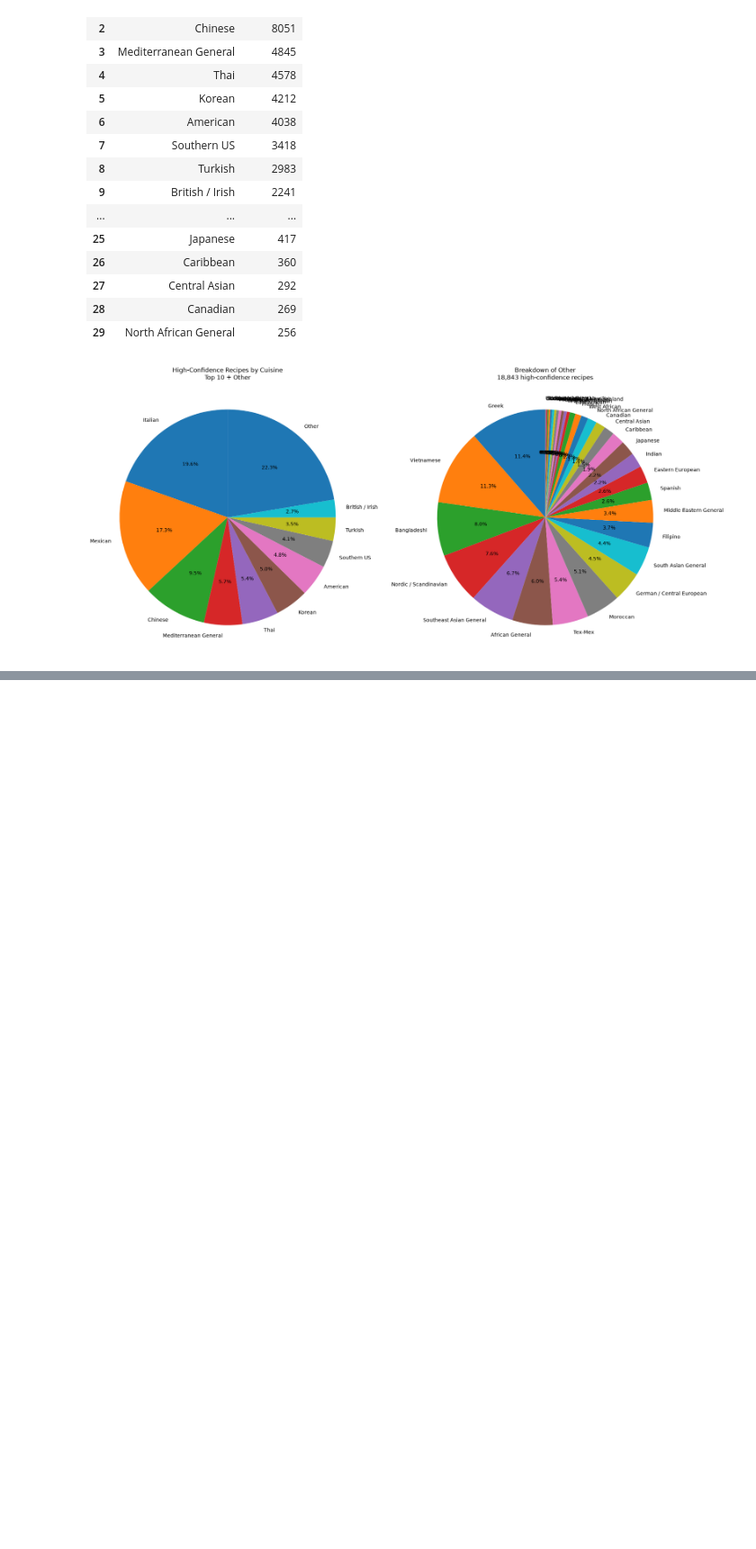
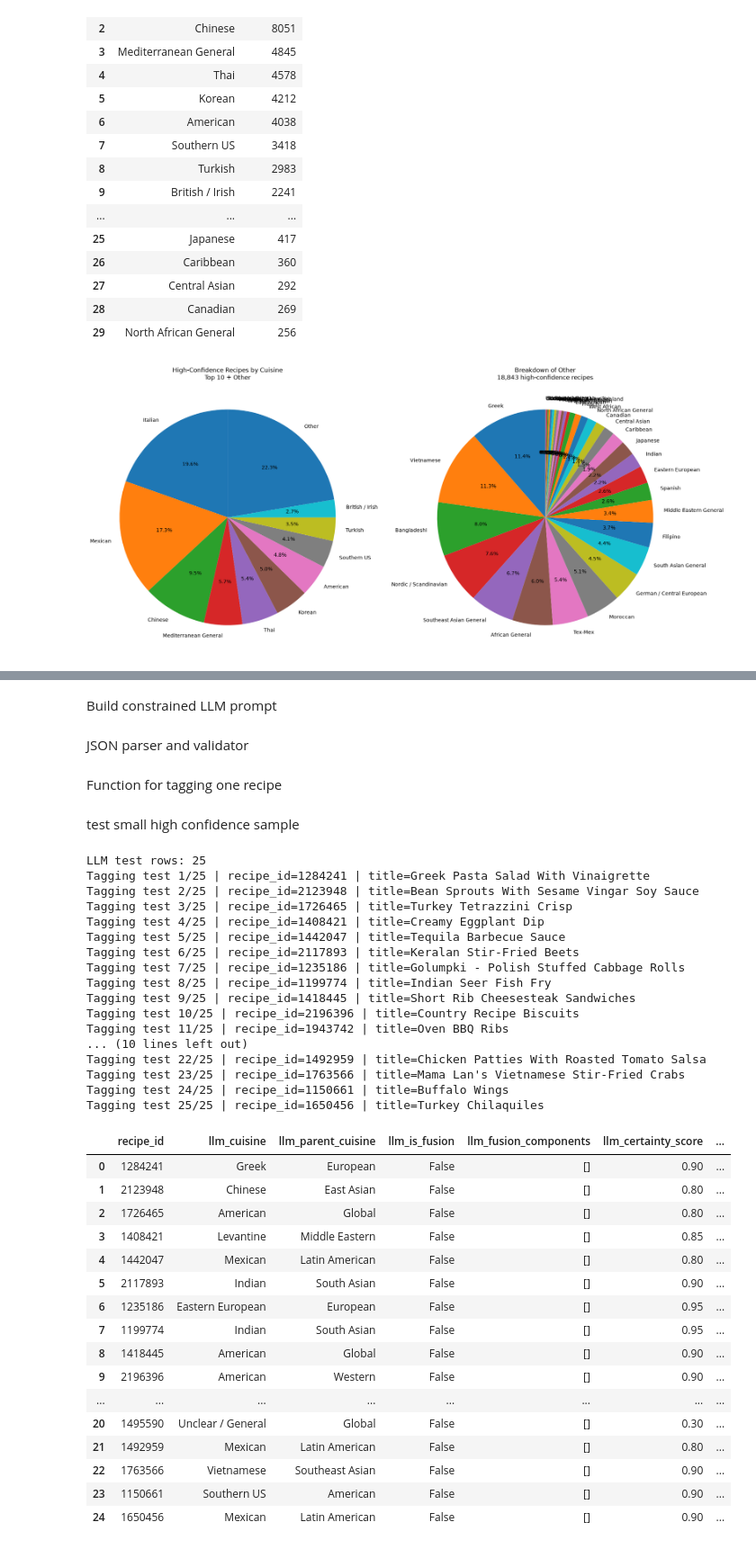
Before and after one commit to dcosta224/Capstone, a Jupyter notebook: scratch/EDA/cuisine_labelling_semantic.ipynb, the cells around one changed output, grey strips where cells are left out. Shown at 90% size. Saved outputs shown, nothing was run; the diff lists cells and outputs as text; code cells hidden in the pictures; blank space fills up the shorter version.

```diff
--- a/scratch/EDA/cuisine_labelling_semantic.ipynb
+++ b/scratch/EDA/cuisine_labelling_semantic.ipynb
@@ -1045,0 +1251,2 @@ High-confidence recipes: 84345
+# %% [markdown]
+Build constrained LLM prompt
@@ -1045,0 +1313,2 @@ High-confidence recipes: 84345
+# %% [markdown]
+JSON parser and validator
@@ -1045,0 +1385,2 @@ High-confidence recipes: 84345
+# %% [markdown]
+Function for tagging one recipe
@@ -1045,0 +1453,74 @@ High-confidence recipes: 84345
+# %% [markdown]
+test small high confidence sample
+# %%
+N_TEST = 25
+
+llm_input_test = (
+    llm_input_df
+    .sample(min(N_TEST, len(llm_input_df)), random_state=42)
+    .copy()
+)
+
+print("LLM test rows:", len(llm_input_test))
+
+llm_test_results = []
+
+for i, (_, row) in enumerate(llm_input_test.iterrows(), start=1):
+    print(f"Tagging test {i}/{len(llm_input_test)} | recipe_id={row['recipe_id']} | title={row.get('title', '')}")
+    result = tag_recipe_blind_with_llm(row)
+    llm_test_results.append(result)
+
+llm_test_df = pd.DataFrame(llm_test_results)
+
+display(
+    llm_test_df[
+        [
+            "recipe_id",
+            "llm_cuisine",
+            "llm_parent_cuisine",
+            "llm_is_fusion",
+            "llm_fusion_components",
+            "llm_certainty_score",
+            "llm_reason",
+            "llm_evidence",
+            "llm_validation_errors",
+            "llm_error",
+            "llm_raw_response",
+        ]
+    ]
+)
+# %% [output]
+LLM test rows: 25
+Tagging test 1/25 | recipe_id=1284241 | title=Greek Pasta Salad With Vinaigrette
+Tagging test 2/25 | recipe_id=2123948 | title=Bean Sprouts With Sesame Vingar Soy Sauce
+Tagging test 3/25 | recipe_id=1726465 | title=Turkey Tetrazzini Crisp
+Tagging test 4/25 | recipe_id=1408421 | title=Creamy Eggplant Dip
+Tagging test 5/25 | recipe_id=1442047 | title=Tequila Barbecue Sauce
+Tagging test 6/25 | recipe_id=2117893 | title=Keralan Stir-Fried Beets
+Tagging test 7/25 | recipe_id=1235186 | title=Golumpki - Polish Stuffed Cabbage Rolls
+Tagging test 8/25 | recipe_id=1199774 | title=Indian Seer Fish Fry
+Tagging test 9/25 | recipe_id=1418445 | title=Short Rib Cheesesteak Sandwiches
+Tagging test 10/25 | recipe_id=2196396 | title=Country Recipe Biscuits
+Tagging test 11/25 | recipe_id=1943742 | title=Oven BBQ Ribs
+... (10 lines left out)
+Tagging test 22/25 | recipe_id=1492959 | title=Chicken Patties With Roasted Tomato Salsa
+Tagging test 23/25 | recipe_id=1763566 | title=Mama Lan's Vietnamese Stir-Fried Crabs
+Tagging test 24/25 | recipe_id=1150661 | title=Buffalo Wings
+Tagging test 25/25 | recipe_id=1650456 | title=Turkey Chilaquiles
+|  | recipe_id | llm_cuisine | llm_parent_cuisine | llm_is_fusion | llm_fusion_components | llm_certainty_score | ... |
+| 0 | 1284241 | Greek | European | False | [] | 0.90 | ... |
+| 1 | 2123948 | Chinese | East Asian | False | [] | 0.80 | ... |
+| 2 | 1726465 | American | Global | False | [] | 0.80 | ... |
+| 3 | 1408421 | Levantine | Middle Eastern | False | [] | 0.85 | ... |
+| 4 | 1442047 | Mexican | Latin American | False | [] | 0.80 | ... |
+| 5 | 2117893 | Indian | South Asian | False | [] | 0.90 | ... |
+| 6 | 1235186 | Eastern European | European | False | [] | 0.95 | ... |
+| 7 | 1199774 | Indian | South Asian | False | [] | 0.95 | ... |
+| 8 | 1418445 | American | Global | False | [] | 0.90 | ... |
+| 9 | 2196396 | American | Western | False | [] | 0.90 | ... |
+| ... | ... | ... | ... | ... | ... | ... | ... |
+| 20 | 1495590 | Unclear / General | Global | False | [] | 0.30 | ... |
+| 21 | 1492959 | Mexican | Latin American | False | [] | 0.80 | ... |
+| 22 | 1763566 | Vietnamese | Southeast Asian | False | [] | 0.90 | ... |
+| 23 | 1150661 | Southern US | American | False | [] | 0.90 | ... |
+| 24 | 1650456 | Mexican | Latin American | False | [] | 0.90 | ... |
```
Also changed, not shown: parts of 62 cells of this notebook.
